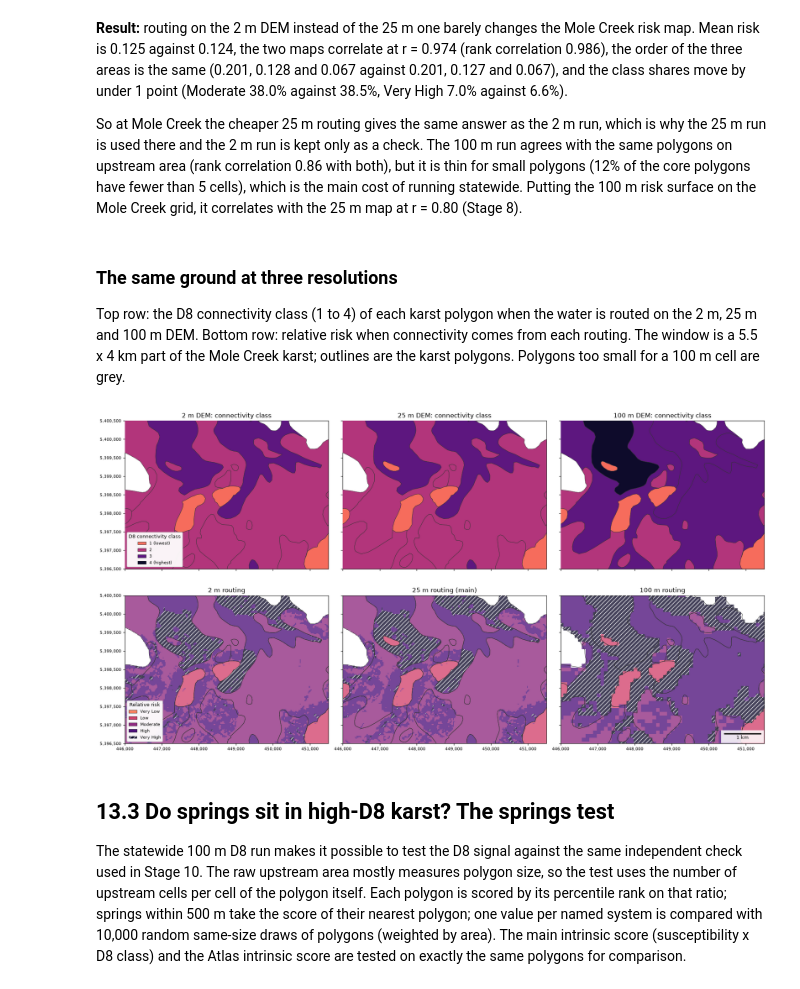
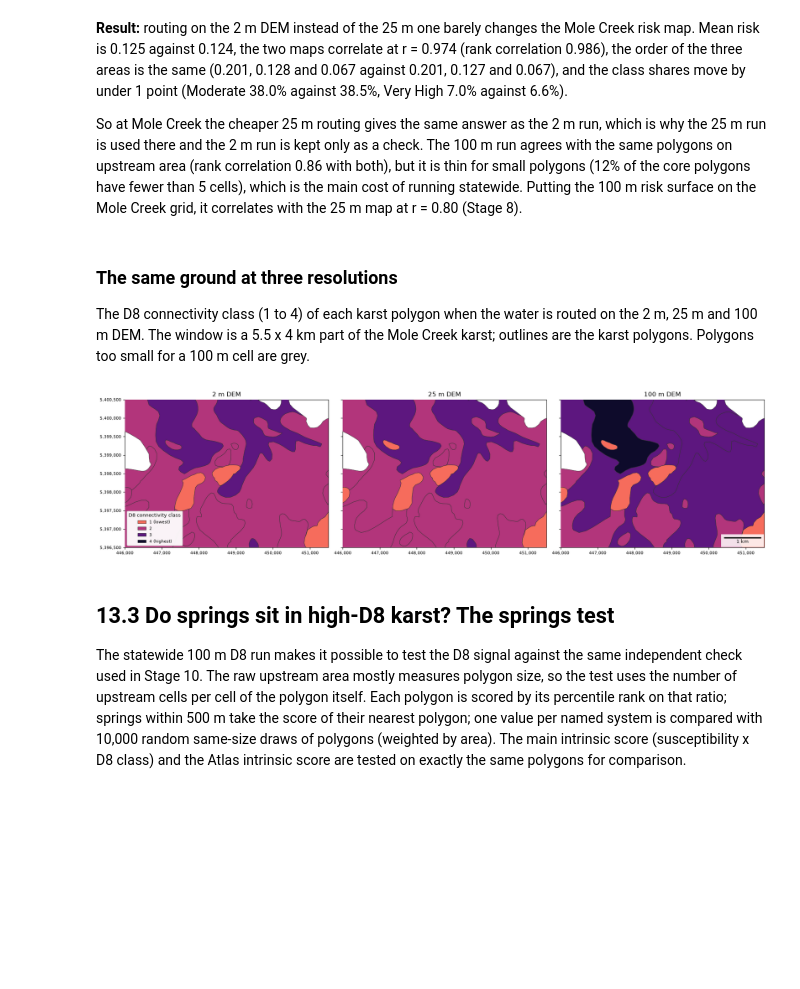
Before and after one commit to University-of-Tasmania-GPSS/AT3_Group3_2026, a Jupyter notebook: notebooks/13_connectivity_resolution.ipynb, the cells around one changed output. Cells and saved outputs as stored; diff of their text form; code cells hidden in the pictures; blank space fills up the shorter version.

```diff
--- a/notebooks/13_connectivity_resolution.ipynb
+++ b/notebooks/13_connectivity_resolution.ipynb
@@ -170,59 +170,40 @@ So at Mole Creek the cheaper 25 m routing gives the same answer as the 2 m run,
 # %% [markdown]
 ### The same ground at three resolutions
 
-Top row: the D8 connectivity class (1 to 4) of each karst polygon when the water is routed on the 2 m, 25 m and 100 m DEM. Bottom row: relative risk when connectivity comes from each routing. The window is a 5.5 x 4 km part of the Mole Creek karst; outlines are the karst polygons. Polygons too small for a 100 m cell are grey.
+The D8 connectivity class (1 to 4) of each karst polygon when the water is routed on the 2 m, 25 m and 100 m DEM. The window is a 5.5 x 4 km part of the Mole Creek karst; outlines are the karst polygons. Polygons too small for a 100 m cell are grey.
 # %%
 import matplotlib.pyplot as plt
-from rasterio.features import geometry_mask
-from mapping import plot_risk, risk_legend, raster_extent, style_map_axes, add_scalebar
+from matplotlib.colors import ListedColormap
+from matplotlib.patches import Patch
+from mapping import score_colours, style_map_axes, add_scalebar
 
 WINDOW = (446000, 5396500, 451500, 5400500)   # xmin, ymin, xmax, ymax (EPSG:7855)
-
-# 100 m risk, restricted to the Mole Creek karst
-with rasterio.open(outpath / "risk_tas_2020_100m_EPSG7855.tif") as src:
-    risk_100 = src.read(1).astype("float64"); t100 = src.transform; n100 = src.nodata
-inside_100 = geometry_mask(list(karst_only.geometry), out_shape=risk_100.shape, transform=t100, invert=True)
-valid_100 = inside_100 & (risk_100 != n100)
-risk_100 = np.where(valid_100, risk_100, np.nan)
-
-risk_panels = [("2 m routing", risk_2m, valid, transform), ("25 m routing (main)", risk_25m, valid, transform), ("100 m routing", risk_100, valid_100, t100)]
-class_panels = [classify_fixed(r, v) for _, r, v, _ in risk_panels]
-risk_labels = class_panels[1][2]
-
-fig, axes = plt.subplots(2, 3, figsize=(18, 9.6), sharex=True, sharey=True)
-from matplotlib.colors import ListedColormap
-from matplotlib.patches import Patch
-from mapping import score_colours
 
 k100 = karst_mc.copy()
 add_connectivity_d8(k100, outpath / "karst_upstream_connectivity_counts_tas_100m_EPSG7855.csv", scheme="decades")
 class_cols = score_colours(5, zero_transparent=False)[1:]
 cmap5 = ListedColormap(class_cols)
-for ax, (title, kdf) in zip(axes[0], [("2 m", k2), ("25 m", k25), ("100 m", k100)]):
+
+fig, axes = plt.subplots(1, 3, figsize=(18, 4.9), sharex=True, sharey=True)
+for ax, (title, kdf) in zip(axes, [("2 m", k2), ("25 m", k25), ("100 m", k100)]):
     sub = kdf[(kdf["karst_intensity"] > 0) & in_mole_creek_focus(kdf)]
     unrouted = sub[sub["connectivity_source"] != "d8"]
     routed = sub[sub["connectivity_source"] == "d8"]
     if len(unrouted):
         unrouted.plot(ax=ax, color="#c9c9c9", edgecolor="#333333", linewidth=0.6, zorder=2)
     routed.plot(ax=ax, column="d8_class", cmap=cmap5, vmin=1, vmax=4, edgecolor="#333333", linewidth=0.6, zorder=3)
-    ax.set_title(f"{title} DEM: connectivity class", fontsize=12)
-axes[0][0].legend(handles=[Patch(facecolor=class_cols[i], edgecolor="black", linewidth=0.5, label=l) for i, l in enumerate(["1 (lowest)", "2", "3", "4 (highest)"])],
-                  title="D8 connectivity class", loc="lower left", fontsize=8, title_fontsize=9, framealpha=0.95)
-for ax, (title, _, _, tf), (rc, _, _) in zip(axes[1], risk_panels, class_panels):
-    plot_risk(ax, rc, tf)
-    karst_only.boundary.plot(ax=ax, color="#333333", lw=0.7, zorder=4)
-    ax.set_title(title, fontsize=12)
-for ax in axes.ravel():
+    ax.set_title(f"{title} DEM", fontsize=12)
     ax.set_xlim(WINDOW[0], WINDOW[2]); ax.set_ylim(WINDOW[1], WINDOW[3]); ax.set_aspect("equal")
     style_map_axes(ax)
     ax.set_xlabel(""); ax.set_ylabel("")
-add_scalebar(axes[1][2], 1000, "1 km")
-risk_legend(axes[1][0], risk_labels, loc="lower left")
+axes[0].legend(handles=[Patch(facecolor=class_cols[i], edgecolor="black", linewidth=0.5, label=l) for i, l in enumerate(["1 (lowest)", "2", "3", "4 (highest)"])],
+               title="D8 connectivity class", loc="lower left", fontsize=8, title_fontsize=9, framealpha=0.95)
+add_scalebar(axes[2], 1000, "1 km")
 plt.tight_layout()
 fig.savefig(Path("..") / "figures" / "scale_resolution_mole_creek.png", dpi=170, bbox_inches="tight")
 plt.show()
 # %% [output]
-[figure, old version]
+[figure, new version]
 # %% [markdown]
 ## 13.3 Do springs sit in high-D8 karst? The springs test
 
```
Also changed, not shown: 2 other files.
